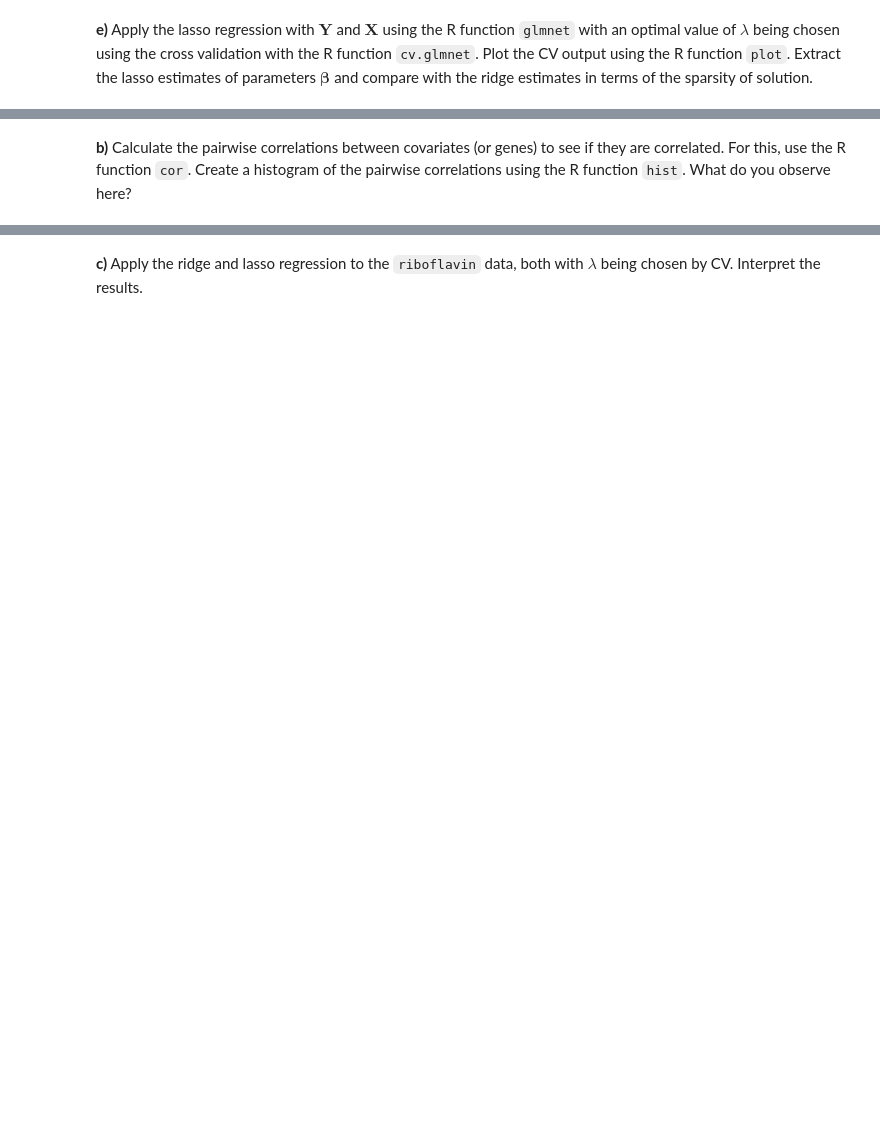
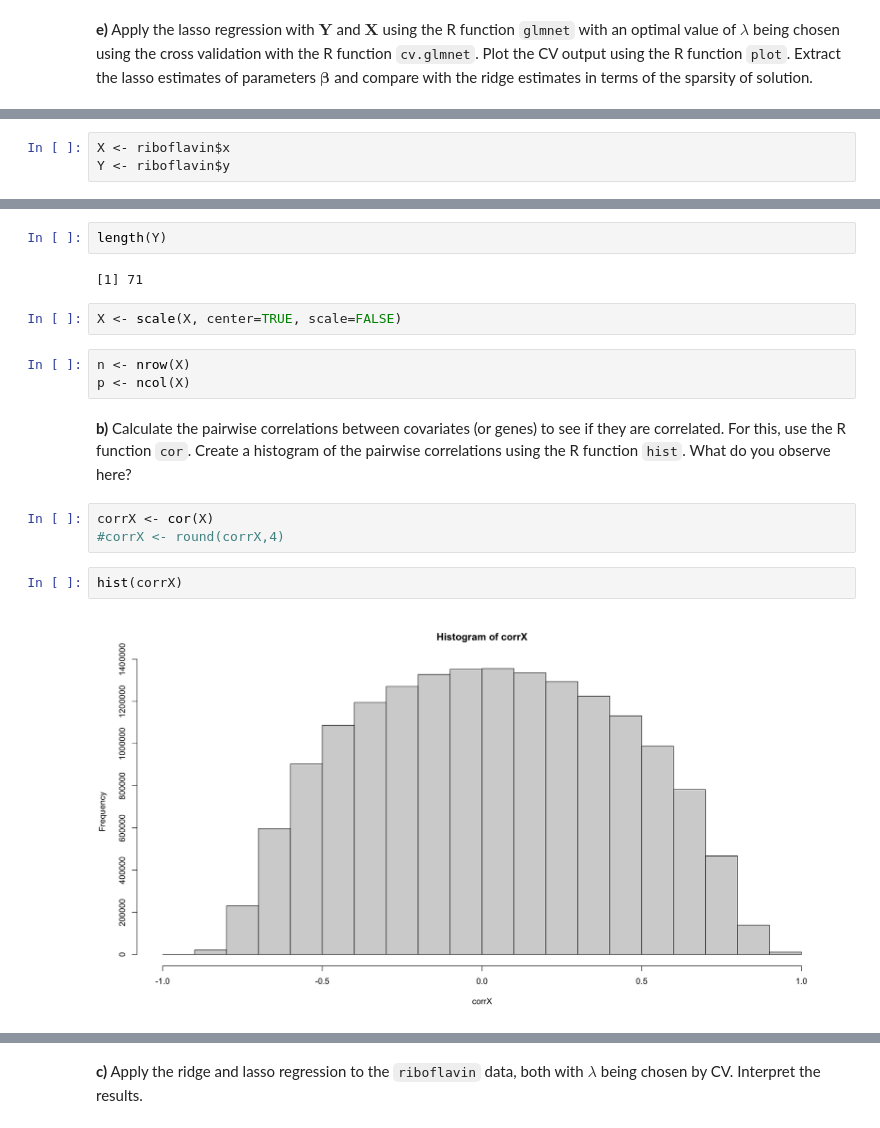
Before and after one commit to jreaso/hds-practicals, a Jupyter notebook: practical-2.ipynb, the cells around one changed output, grey strips where cells are left out. Cells and saved outputs as stored; diff of their text form; blank space fills up the shorter version.

```diff
--- a/practical-2.ipynb
+++ b/practical-2.ipynb
@@ -33,0 +231,3 @@ Consider the high dimensional data set called `riboflavin`, available on Ultra,
+# %%
+X <- riboflavin$x
+Y <- riboflavin$y
@@ -34,2 +238,18 @@ Consider the high dimensional data set called `riboflavin`, available on Ultra,
+# %%
+length(Y)
+# %% [output]
+[1] 71
+# %%
+X <- scale(X, center=TRUE, scale=FALSE)
+# %%
+n <- nrow(X)
+p <- ncol(X)
 # %% [markdown]
 **b)** Calculate the pairwise correlations between covariates (or genes) to see if they are correlated. For this, use the R function `cor`. Create a histogram of the pairwise correlations using the R function `hist`. What do you observe here?
+# %%
+corrX <- cor(X)
+#corrX <- round(corrX,4)
+# %%
+hist(corrX)
+# %% [output]
+[figure, added]
```
Also changed, not shown: parts of 70 cells of this notebook.
